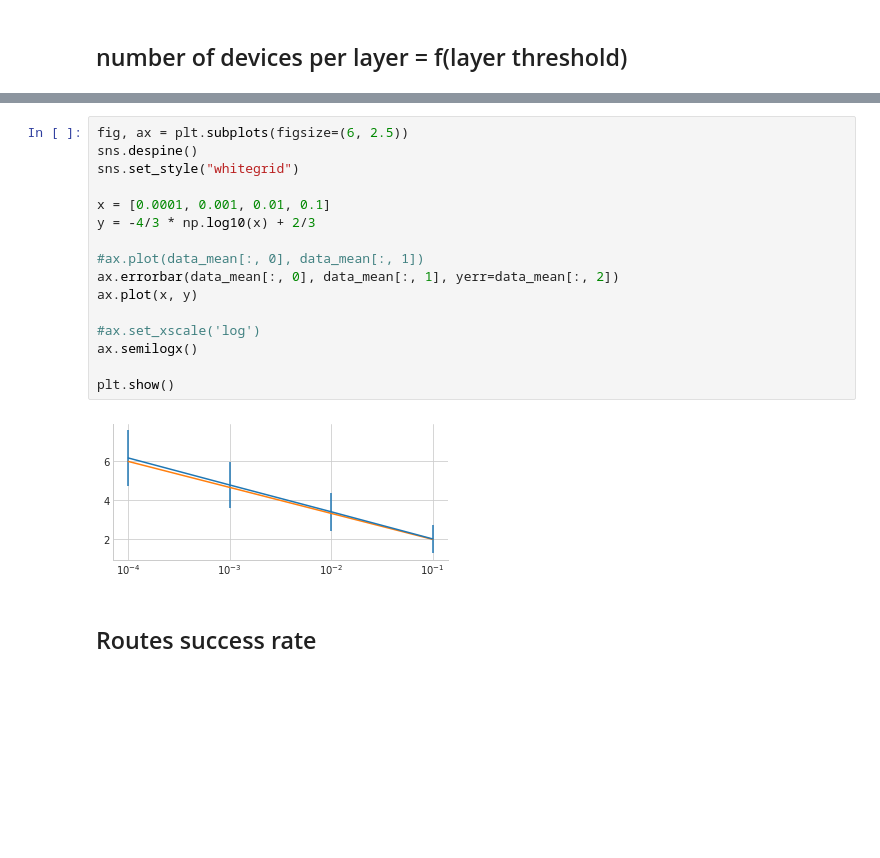
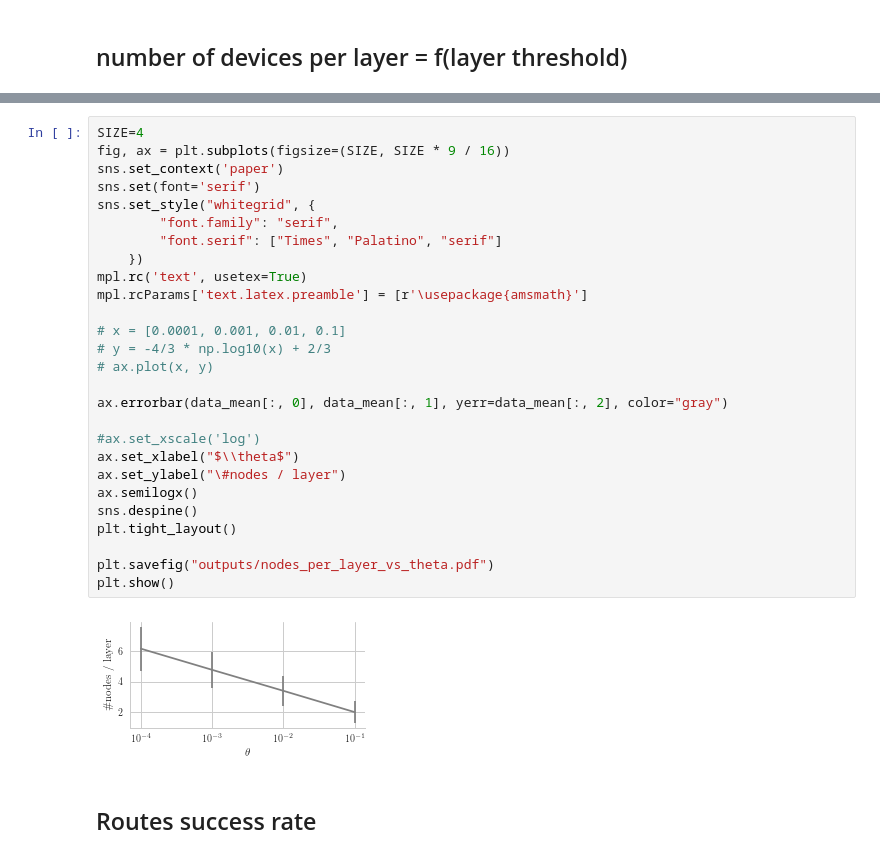
Before and after one commit to dbosk/spores, a Jupyter notebook: code/notebooks/3 - Routes experiment and plots.ipynb, the cells around one changed output, grey strips where cells are left out. Saved outputs shown, nothing was run; the diff lists cells and outputs as text; blank space fills up the shorter version.

Commit message:
figures

```diff
--- a/code/notebooks/3 - Routes experiment and plots.ipynb
+++ b/code/notebooks/3 - Routes experiment and plots.ipynb
@@ -263,21 +263,32 @@ print(data_mean)
 # %%
-fig, ax = plt.subplots(figsize=(6, 2.5))
-sns.despine()
-sns.set_style("whitegrid")
+SIZE=4
+fig, ax = plt.subplots(figsize=(SIZE, SIZE * 9 / 16))
+sns.set_context('paper')
+sns.set(font='serif')
+sns.set_style("whitegrid", {
+        "font.family": "serif",
+        "font.serif": ["Times", "Palatino", "serif"]
+    })
+mpl.rc('text', usetex=True)
+mpl.rcParams['text.latex.preamble'] = [r'\usepackage{amsmath}']
 
-x = [0.0001, 0.001, 0.01, 0.1]
-y = -4/3 * np.log10(x) + 2/3
+# x = [0.0001, 0.001, 0.01, 0.1]
+# y = -4/3 * np.log10(x) + 2/3
+# ax.plot(x, y)
 
-#ax.plot(data_mean[:, 0], data_mean[:, 1])
-ax.errorbar(data_mean[:, 0], data_mean[:, 1], yerr=data_mean[:, 2])
-ax.plot(x, y)
+ax.errorbar(data_mean[:, 0], data_mean[:, 1], yerr=data_mean[:, 2], color="gray")
 
 #ax.set_xscale('log')
+ax.set_xlabel("$\\theta$")
+ax.set_ylabel("\#nodes / layer")
 ax.semilogx()
+sns.despine()
+plt.tight_layout()
 
+plt.savefig("outputs/nodes_per_layer_vs_theta.pdf")
 plt.show()
 # %% [output]
-[figure, old version]
+[figure, new version]
 # %% [markdown]
 ## Routes success rate
 # %%
```
Also changed, not shown: parts of 3 cells of this notebook, 7 other files.
